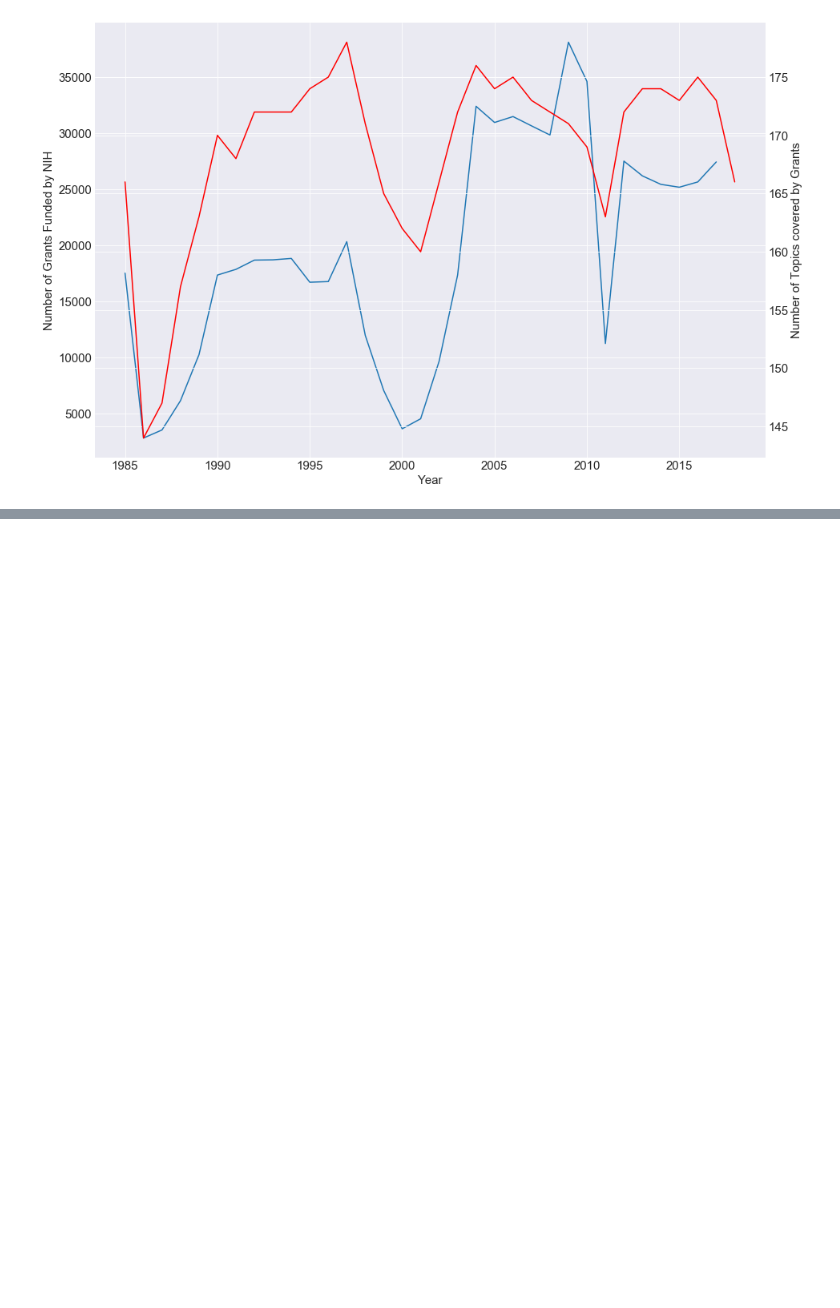
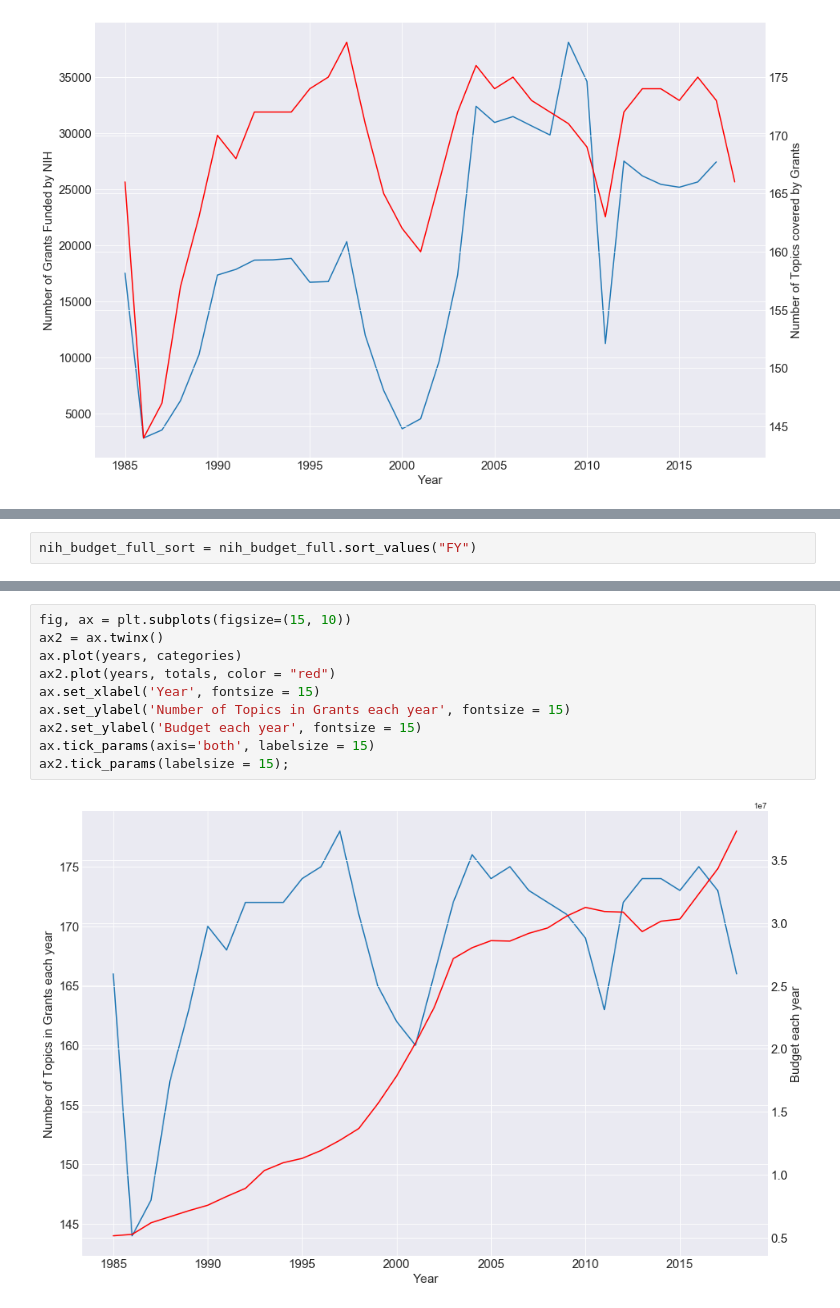
Before and after one commit to raom1/NIH-grants, a Jupyter notebook: funding_topic_analysis.ipynb, the cells around one changed output, grey strips where cells are left out. Cells and saved outputs as stored; diff of their text form; blank space fills up the shorter version.

```diff
--- a/funding_topic_analysis.ipynb
+++ b/funding_topic_analysis.ipynb
@@ -134,0 +353,2 @@ ax2.tick_params(labelsize = 15);
+# %%
+nih_budget_full_sort = nih_budget_full.sort_values("FY")
@@ -134,0 +453,12 @@ ax2.tick_params(labelsize = 15);
+# %%
+fig, ax = plt.subplots(figsize=(15, 10))
+ax2 = ax.twinx()
+ax.plot(years, categories)
+ax2.plot(years, totals, color = "red")
+ax.set_xlabel('Year', fontsize = 15)
+ax.set_ylabel('Number of Topics in Grants each year', fontsize = 15)
+ax2.set_ylabel('Budget each year', fontsize = 15)
+ax.tick_params(axis='both', labelsize = 15)
+ax2.tick_params(labelsize = 15);
+# %% [output]
+[figure, added]
```
Also changed, not shown: parts of 33 cells of this notebook.
